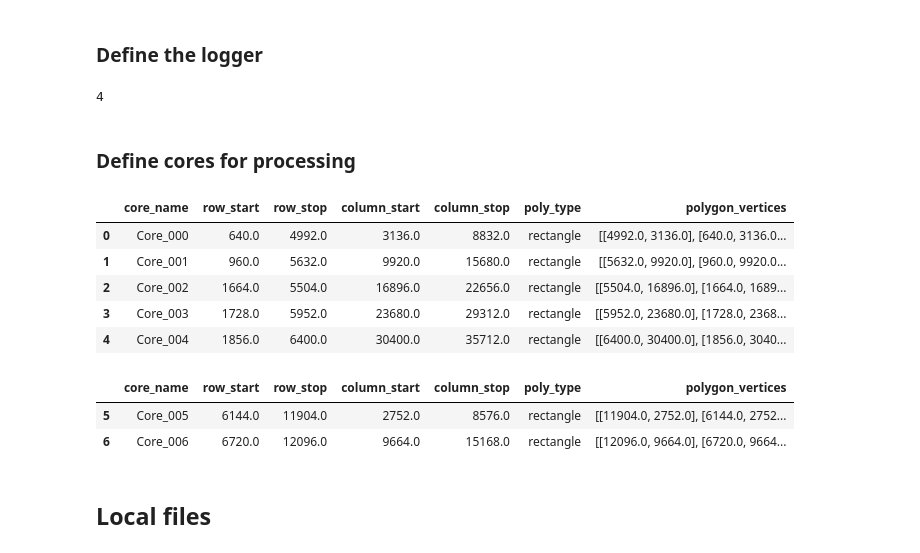
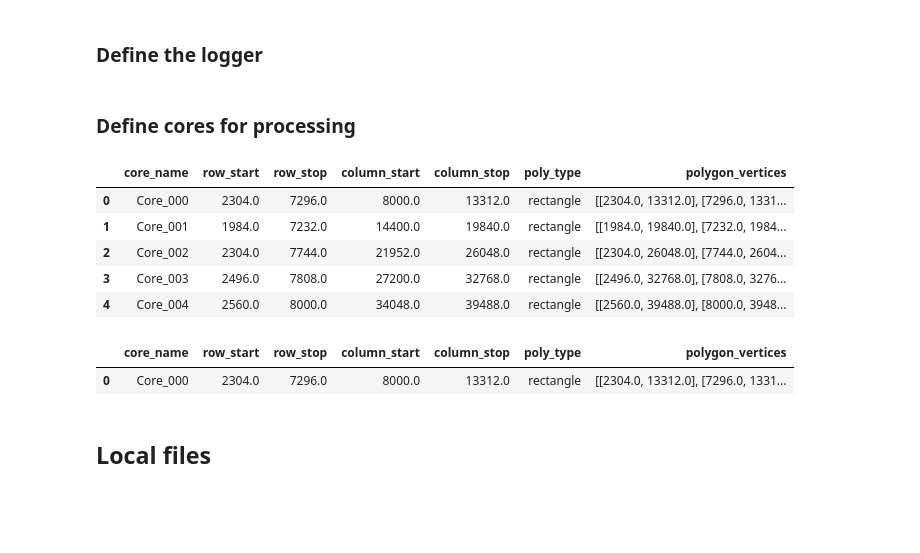
Before and after one commit to StallaertLab/multiplex_pipeline, a Jupyter notebook: notebooks/01_core_cutting_local_demo.ipynb, the cells around one changed output. Cells and saved outputs as stored; diff of their text form; code cells hidden in the pictures; blank space fills up the shorter version.

```diff
--- a/notebooks/01_core_cutting_local_demo.ipynb
+++ b/notebooks/01_core_cutting_local_demo.ipynb
@@ -13,7 +16,7 @@ from multiplex_pipeline.utils.config_loaders import load_analysis_settings
 ### Load analysis settings
 # %%
 # load analysis configuration
-settings_path = r'R:\Wayne\BLCA\BLCA-1B_Analysis\analysis_settings_BLCA1B.yaml'
+settings_path = r'C:\BLCA-7_Analysis\analysis_settings_BLCA7.yaml'
 
 settings = load_analysis_settings(settings_path)
 settings
@@ -38,35 +25,32 @@ settings
 # %% [markdown]
 ### Define the logger
 # %%
-log_file = settings['log_dir'] / f"cores_cutting_{datetime.now():%Y-%m-%d_%H-%M-%S}.log"
+log_file = settings.log_dir_path / f"cores_cutting_{datetime.now():%Y-%m-%d_%H-%M-%S}.log"
 
 logger.remove()
-logger.add(lambda msg: print(msg, end=""))
-logger.add(log_file, level="DEBUG", enqueue=True)
+l = logger.add(lambda msg: print(msg, end=""))
+l = logger.add(log_file, level="DEBUG", enqueue=True)
-# %% [output]
-4
 # %% [markdown]
 ### Define cores for processing
 # %%
-df_path = settings['core_info_file_path'].with_suffix('.pkl')
+df_path = settings.core_info_file_path.with_suffix('.pkl')
 
 df = pd.read_pickle(df_path)
 df.head()
 # %% [output]
 |  | core_name | row_start | row_stop | column_start | column_stop | poly_type | polygon_vertices |
-| 0 | Core_000 | 640.0 | 4992.0 | 3136.0 | 8832.0 | rectangle | [[4992.0, 3136.0], [640.0, 3136.0... |
-| 1 | Core_001 | 960.0 | 5632.0 | 9920.0 | 15680.0 | rectangle | [[5632.0, 9920.0], [960.0, 9920.0... |
-| 2 | Core_002 | 1664.0 | 5504.0 | 16896.0 | 22656.0 | rectangle | [[5504.0, 16896.0], [1664.0, 1689... |
-| 3 | Core_003 | 1728.0 | 5952.0 | 23680.0 | 29312.0 | rectangle | [[5952.0, 23680.0], [1728.0, 2368... |
-| 4 | Core_004 | 1856.0 | 6400.0 | 30400.0 | 35712.0 | rectangle | [[6400.0, 30400.0], [1856.0, 3040... |
+| 0 | Core_000 | 2304.0 | 7296.0 | 8000.0 | 13312.0 | rectangle | [[2304.0, 13312.0], [7296.0, 1331... |
+| 1 | Core_001 | 1984.0 | 7232.0 | 14400.0 | 19840.0 | rectangle | [[1984.0, 19840.0], [7232.0, 1984... |
+| 2 | Core_002 | 2304.0 | 7744.0 | 21952.0 | 26048.0 | rectangle | [[2304.0, 26048.0], [7744.0, 2604... |
+| 3 | Core_003 | 2496.0 | 7808.0 | 27200.0 | 32768.0 | rectangle | [[2496.0, 32768.0], [7808.0, 3276... |
+| 4 | Core_004 | 2560.0 | 8000.0 | 34048.0 | 39488.0 | rectangle | [[2560.0, 39488.0], [8000.0, 3948... |
 # %%
 # create a subset of cores (optional)
-df = df[5:7]
+df = df[:1]
 df
 # %% [output]
 |  | core_name | row_start | row_stop | column_start | column_stop | poly_type | polygon_vertices |
-| 5 | Core_005 | 6144.0 | 11904.0 | 2752.0 | 8576.0 | rectangle | [[11904.0, 2752.0], [6144.0, 2752... |
-| 6 | Core_006 | 6720.0 | 12096.0 | 9664.0 | 15168.0 | rectangle | [[12096.0, 9664.0], [6720.0, 9664... |
+| 0 | Core_000 | 2304.0 | 7296.0 | 8000.0 | 13312.0 | rectangle | [[2304.0, 13312.0], [7296.0, 1331... |
 # %% [markdown]
 ## Local files
 # %%
```
Also changed, not shown: parts of 5 cells of this notebook, 18 other files.
